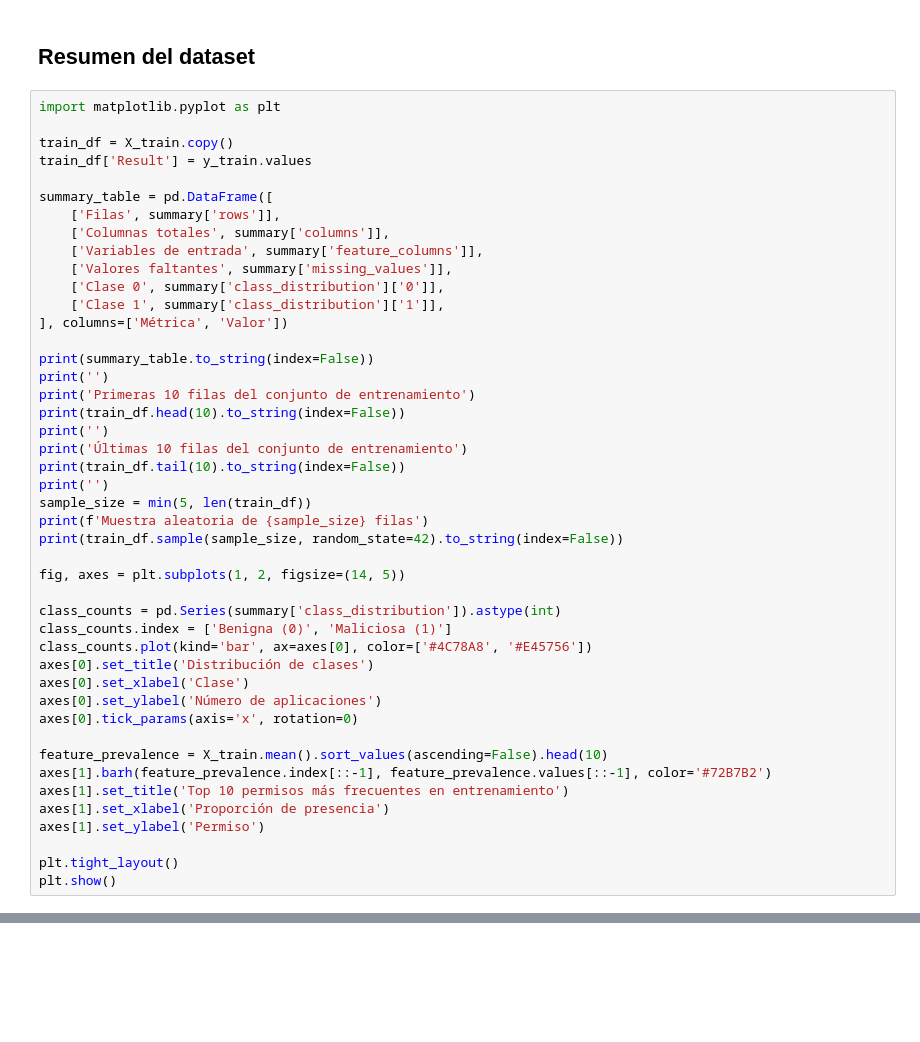
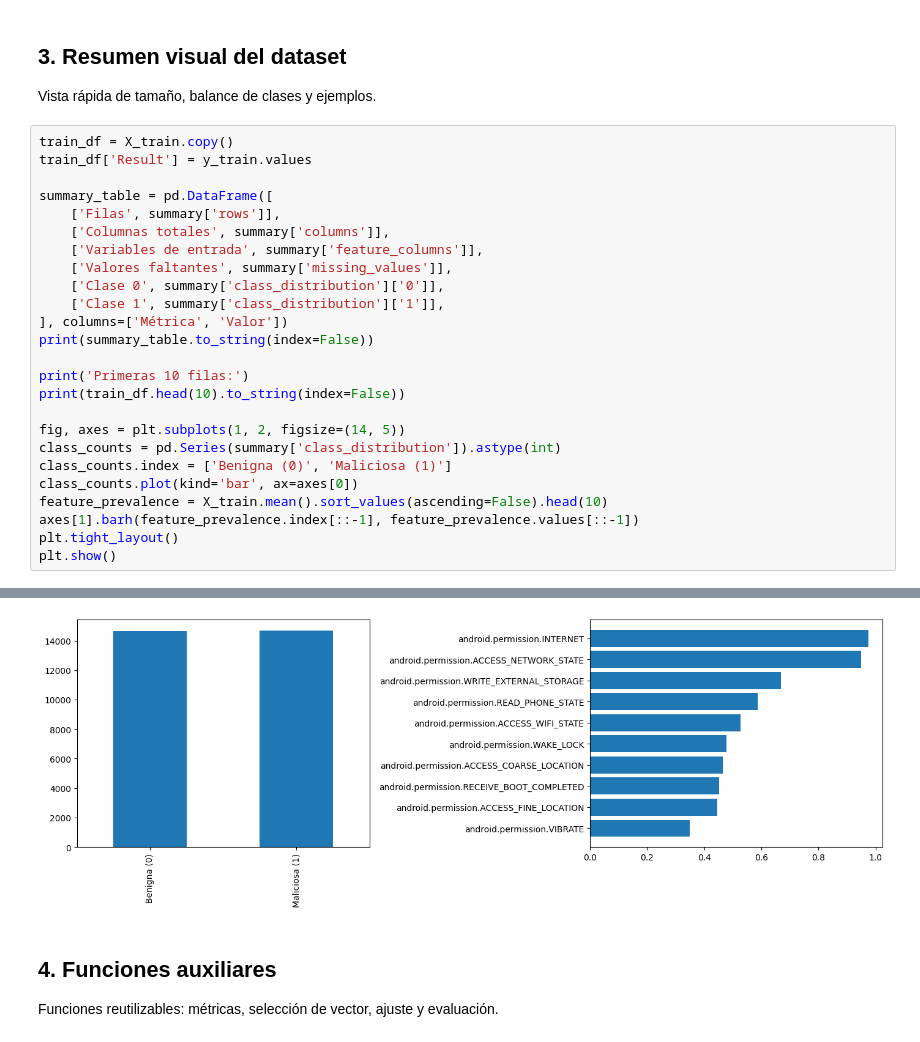
Before and after one commit to Claudia-Rocha-H/NATICUSTest, a Jupyter notebook: notebooks/02_random_forest.ipynb, the cells around one changed output, grey strips where cells are left out. Drawn from its saved outputs; the diff is of its cells as text; blank space fills up the shorter version.

```diff
--- a/notebooks/02_random_forest.ipynb
+++ b/notebooks/02_random_forest.ipynb
@@ -85,8 +95,8 @@ print(f'y_test shape: {y_test.shape}')
-# %% [markdown]
-## Resumen  del dataset
+# %% [markdown]
+## 3. Resumen visual del dataset
+
+Vista rápida de tamaño, balance de clases y ejemplos.
 # %%
-import matplotlib.pyplot as plt
-
 train_df = X_train.copy()
 train_df['Result'] = y_train.values
 
@@ -98,34 +108,17 @@ summary_table = pd.DataFrame([
     ['Clase 0', summary['class_distribution']['0']],
     ['Clase 1', summary['class_distribution']['1']],
 ], columns=['Métrica', 'Valor'])
+print(summary_table.to_string(index=False))
 
-print(summary_table.to_string(index=False))
-print('')
-print('Primeras 10 filas del conjunto de entrenamiento')
+print('Primeras 10 filas:')
 print(train_df.head(10).to_string(index=False))
-print('')
-print('Últimas 10 filas del conjunto de entrenamiento')
-print(train_df.tail(10).to_string(index=False))
-print('')
-sample_size = min(5, len(train_df))
-print(f'Muestra aleatoria de {sample_size} filas')
-print(train_df.sample(sample_size, random_state=42).to_string(index=False))
 
 fig, axes = plt.subplots(1, 2, figsize=(14, 5))
-
 class_counts = pd.Series(summary['class_distribution']).astype(int)
 class_counts.index = ['Benigna (0)', 'Maliciosa (1)']
-class_counts.plot(kind='bar', ax=axes[0], color=['#4C78A8', '#E45756'])
-axes[0].set_title('Distribución de clases')
-axes[0].set_xlabel('Clase')
-axes[0].set_ylabel('Número de aplicaciones')
-axes[0].tick_params(axis='x', rotation=0)
-
+class_counts.plot(kind='bar', ax=axes[0])
 feature_prevalence = X_train.mean().sort_values(ascending=False).head(10)
-axes[1].barh(feature_prevalence.index[::-1], feature_prevalence.values[::-1], color='#72B7B2')
-axes[1].set_title('Top 10 permisos más frecuentes en entrenamiento')
-axes[1].set_xlabel('Proporción de presencia')
-axes[1].set_ylabel('Permiso')
-
+axes[1].barh(feature_prevalence.index[::-1], feature_prevalence.values[::-1])
 plt.tight_layout()
 plt.show()
+# %% [output]
@@ -131,0 +144,5 @@ plt.show()
+[figure, added]
+# %% [markdown]
+## 4. Funciones auxiliares
+
+Funciones reutilizables: métricas, selección de vector, ajuste y evaluación.
```
Also changed, not shown: parts of 12 cells of this notebook, 3 other files.
